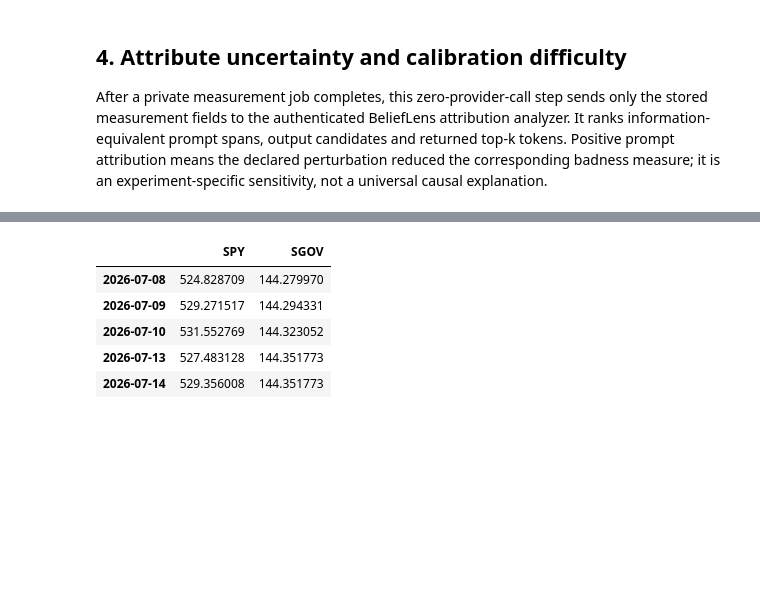
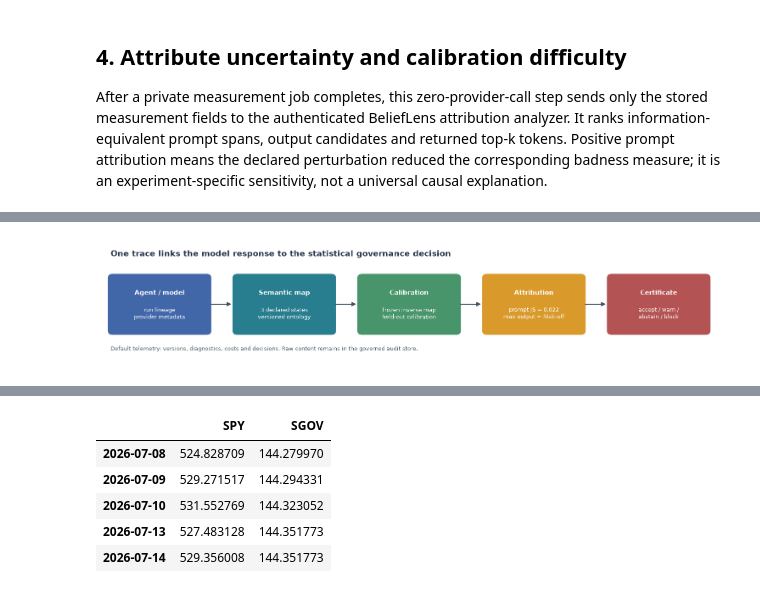
Before and after one commit to mfrdixon/BeliefLens-RSS-Reproducibility, a Jupyter notebook: examples/notebooks/finance/SPY_SGOV_authenticated_workflow.ipynb, the cells around one changed output, grey strips where cells are left out. Drawn from its saved outputs; the diff is of its cells as text; code cells hidden in the pictures; blank space fills up the shorter version.

```diff
--- a/examples/notebooks/finance/SPY_SGOV_authenticated_workflow.ipynb
+++ b/examples/notebooks/finance/SPY_SGOV_authenticated_workflow.ipynb
@@ -187,0 +199,38 @@ def visualize_attributions(attribution, *, title='BeliefLens uncertainty attribu
+# %%
+attribution = json.loads((BUNDLE/'attribution_result.json').read_text())
+# %%
+from matplotlib.patches import FancyBboxPatch, FancyArrowPatch
+
+def visualize_belieflens_trace(attribution):
+    prompt = attribution['rankings']['prompt_spans'][0]
+    output = attribution['rankings']['output_candidates'][0]
+    stages = [
+        ('Agent / model', 'run lineage\nprovider metadata', '#4267a9'),
+        ('Semantic map', f"{len(attribution['ontology']['states'])} declared states\nversioned ontology", '#287d8e'),
+        ('Calibration', 'frozen inverse map\nheld-out calibration', '#49956b'),
+        ('Attribution', f"prompt JS = {prompt['mean_js_instability']:.3f}\nmax output = {output['candidate']}", '#d99a2b'),
+        ('Certificate', 'accept / warn /\nabstain / block', '#b45353'),
+    ]
+    fig, ax = plt.subplots(figsize=(15, 3.2))
+    ax.set_xlim(0, 15); ax.set_ylim(0, 3); ax.axis('off')
+    for i, (title, detail, color) in enumerate(stages):
+        x = .25 + i * 3.0
+        box = FancyBboxPatch((x, .8), 2.35, 1.35, boxstyle='round,pad=.08,rounding_size=.12',
+                             facecolor=color, edgecolor='white', linewidth=1.5)
+        ax.add_patch(box)
+        ax.text(x + 1.175, 1.75, title, color='white', weight='bold', ha='center', va='center', fontsize=10.5)
+        ax.text(x + 1.175, 1.25, detail, color='white', ha='center', va='center', fontsize=9)
+        if i < len(stages) - 1:
+            ax.add_patch(FancyArrowPatch((x + 2.38, 1.48), (x + 2.93, 1.48), arrowstyle='-|>',
+                                         mutation_scale=14, linewidth=1.5, color='#425466'))
+    ax.text(.25, 2.65, 'One trace links the model response to the statistical governance decision',
+            fontsize=14, weight='bold', color='#243447')
+    ax.text(.25, .35, 'Default telemetry: versions, diagnostics, costs and decisions. Raw content remains in the governed audit store.',
+            fontsize=9.5, color='#52616b')
+    fig.tight_layout()
+    return fig
+
+trace_figure = visualize_belieflens_trace(attribution)
+trace_figure;
+# %% [output]
+[figure, added]
```
Also changed, not shown: parts of 6 cells of this notebook, 1 other file.
